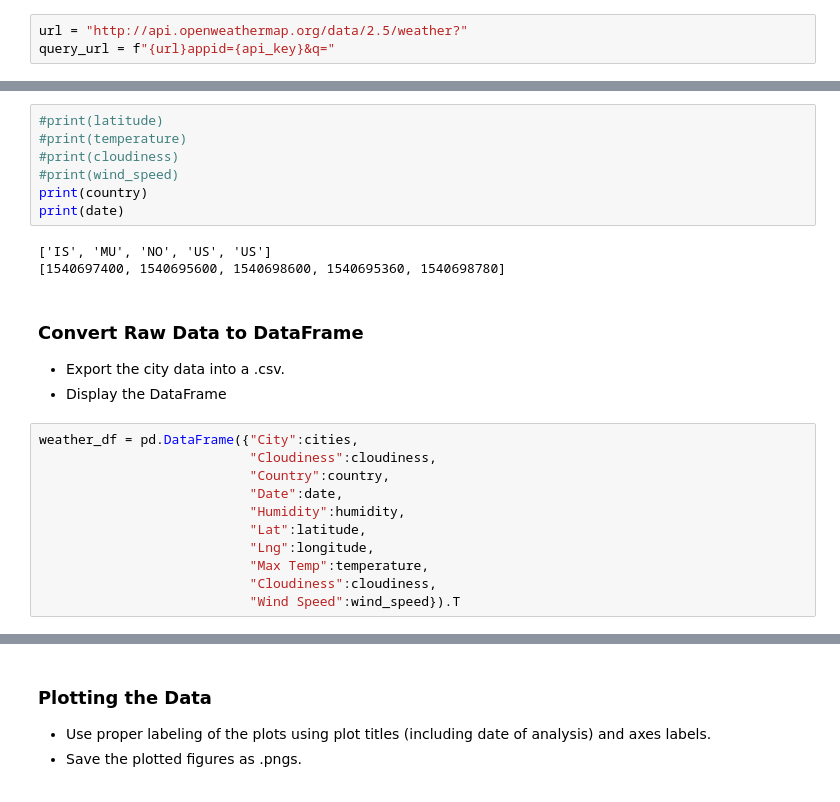
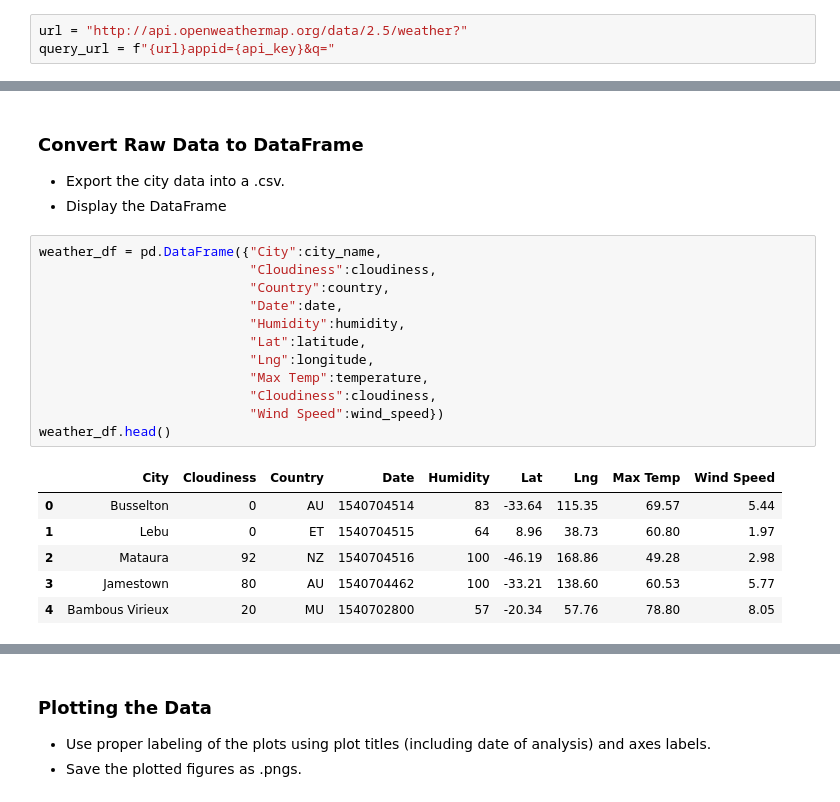
Before and after one commit to AsajjV/WeatherPy, a Jupyter notebook: WeatherPy.ipynb, the cells around one changed output, grey strips where cells are left out. Saved outputs shown, nothing was run; the diff lists cells and outputs as text.

```diff
--- a/WeatherPy.ipynb
+++ b/WeatherPy.ipynb
@@ -125,26 +132,24 @@ Processing record 5 of 5: gillette.
  'cod': 200}
-# %%
-#print(latitude)
-#print(temperature)
-#print(cloudiness)
-#print(wind_speed)
-print(country)
-print(date)
-# %% [output]
-['IS', 'MU', 'NO', 'US', 'US']
-[1540697400, 1540695600, 1540698600, 1540695360, 1540698780]
 # %% [markdown]
 ### Convert Raw Data to DataFrame
 * Export the city data into a .csv.
 * Display the DataFrame
 # %%
-weather_df = pd.DataFrame({"City":cities,
+weather_df = pd.DataFrame({"City":city_name,
                            "Cloudiness":cloudiness,
                            "Country":country,
                            "Date":date,
                            "Humidity":humidity,
                            "Lat":latitude,
                            "Lng":longitude,
                            "Max Temp":temperature,
                            "Cloudiness":cloudiness,
-                           "Wind Speed":wind_speed}).T
+                           "Wind Speed":wind_speed})
+weather_df.head()
+# %% [output]
+|  | City | Cloudiness | Country | Date | Humidity | Lat | Lng | Max Temp | Wind Speed |
+| 0 | Busselton | 0 | AU | 1540704514 | 83 | -33.64 | 115.35 | 69.57 | 5.44 |
+| 1 | Lebu | 0 | ET | 1540704515 | 64 | 8.96 | 38.73 | 60.80 | 1.97 |
+| 2 | Mataura | 92 | NZ | 1540704516 | 100 | -46.19 | 168.86 | 49.28 | 2.98 |
+| 3 | Jamestown | 80 | AU | 1540704462 | 100 | -33.21 | 138.60 | 60.53 | 5.77 |
+| 4 | Bambous Virieux | 20 | MU | 1540702800 | 57 | -20.34 | 57.76 | 78.80 | 8.05 |
```
Also changed, not shown: parts of 11 cells of this notebook, 1 other file.
